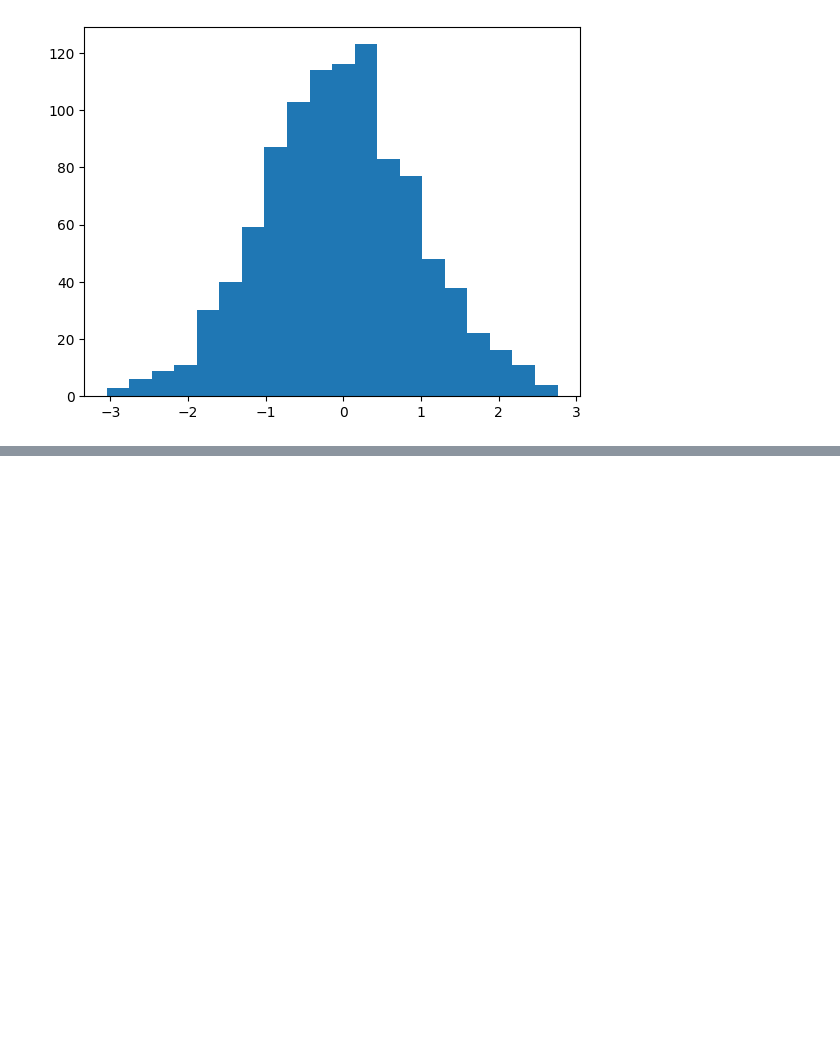
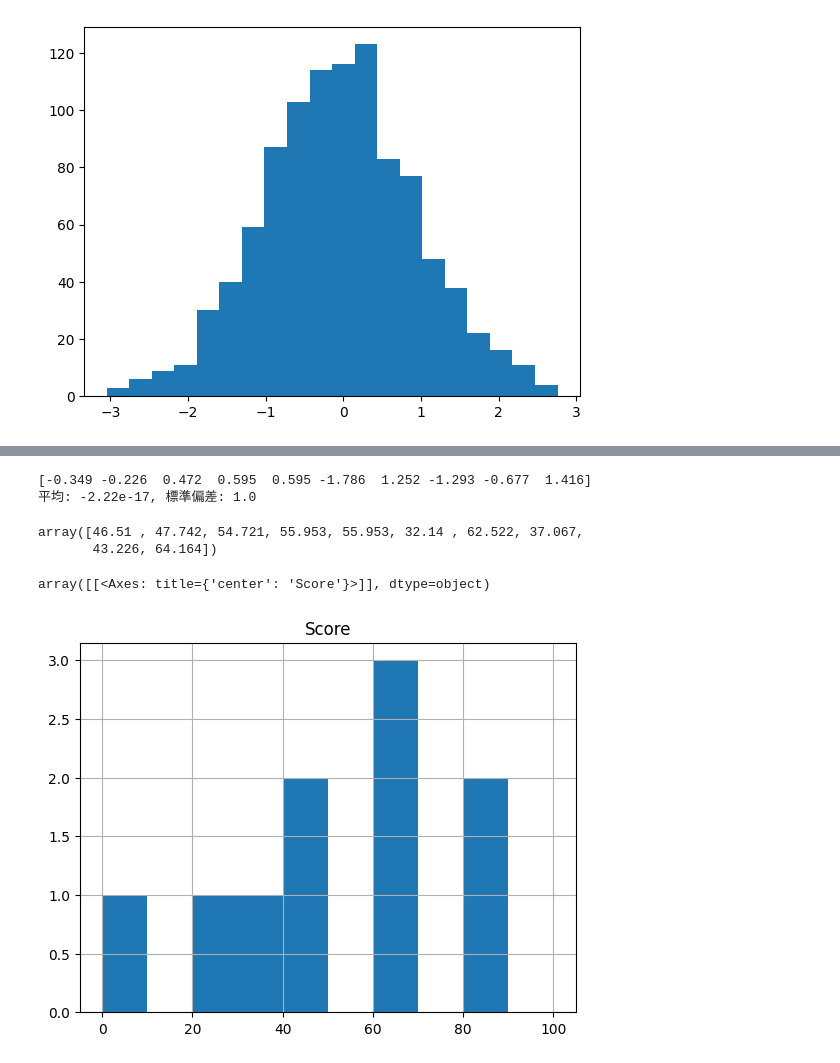
Before and after one commit to MasahiroAraki/SpeechRecognition, a Jupyter notebook: Python/pyintro2.ipynb, the cells around one changed output, grey strips where cells are left out. Drawn from its saved outputs; the diff is of its cells as text; code cells hidden in the pictures; blank space fills up the shorter version.

```diff
--- a/Python/pyintro2.ipynb
+++ b/Python/pyintro2.ipynb
@@ -295,0 +300,6 @@ plt.hist(data, bins=20)
+# %%
+# 1次元データの生成
+
+np.random.seed(0)
+scores = np.random.randint(100, size=10)
+scores
@@ -295,0 +308,3 @@ plt.hist(data, bins=20)
+# %%
+scores_df = pd.DataFrame({'Score':scores}, index=pd.Index(['A','B','C','D','E','F','G','H','I','J'], name='name'))
+scores_df
@@ -295,0 +385,23 @@ plt.hist(data, bins=20)
+# %%
+# 標準化
+
+z = (scores - np.mean(scores)) / np.std(scores)
+print(z)
+print(f'平均: {np.mean(z):.3}, 標準偏差: {np.std(z):.3}')
+# %% [output]
+[-0.349 -0.226  0.472  0.595  0.595 -1.786  1.252 -1.293 -0.677  1.416]
+平均: -2.22e-17, 標準偏差: 1.0
+# %%
+# 偏差値
+
+50 + 10 * (scores - np.mean(scores)) / np.std(scores)
+# %% [output]
+array([46.51 , 47.742, 54.721, 55.953, 55.953, 32.14 , 62.522, 37.067,
+       43.226, 64.164])
+# %%
+# ヒストグラム
+
+scores_df.hist(bins=10, range=(0,100))
+# %% [output]
+array([[<Axes: title={'center': 'Score'}>]], dtype=object)
+[figure, added]
```
Also changed, not shown: parts of 21 cells of this notebook.
